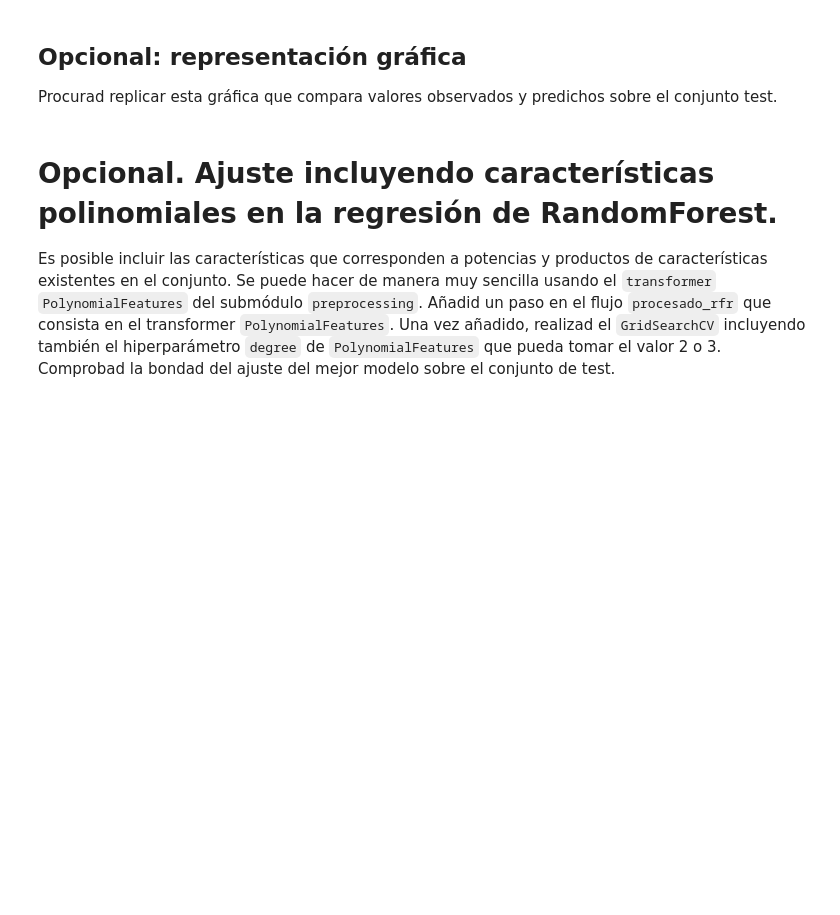
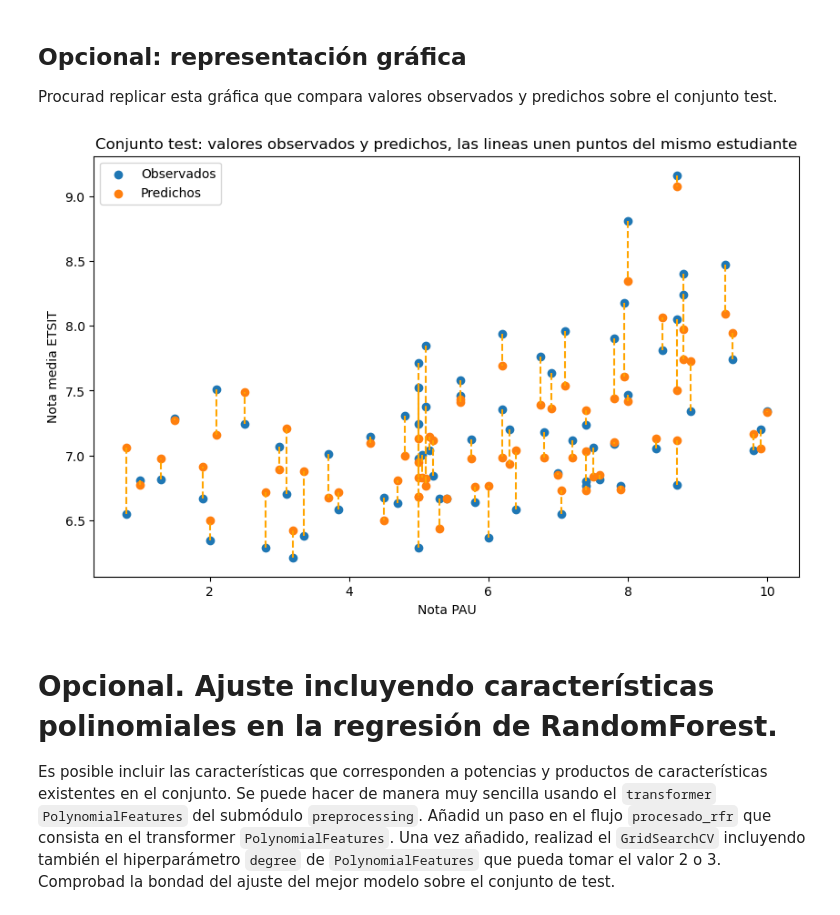
Before and after one commit to Antoniogins/IntroductionToDataScience, a Jupyter notebook: src/08-aprendizaje-maquina/01-sklearn_handout.ipynb, the cells around one changed output. Cells and saved outputs as stored; diff of their text form; code cells hidden in the pictures; blank space fills up the shorter version.

```diff
--- a/src/08-aprendizaje-maquina/01-sklearn_handout.ipynb
+++ b/src/08-aprendizaje-maquina/01-sklearn_handout.ipynb
@@ -245,0 +271,13 @@ procesado_rfr
+# %%
+# Completar aquí
+from sklearn.ensemble import RandomForestRegressor
+
+procesado_rfr = Pipeline(
+    [
+        ("imputador", imp),
+        ("estandarizador", StandardScaler()),
+        ("rfr", RandomForestRegressor(random_state=314159)),
+    ]
+)
+# --------------------
+procesado_rfr
@@ -259,6 +322,6 @@ grid_search
 Podemos ahora aplicar el método `fit` sobre `grid_search`.
 # %%
 # Completar aquí
-
+grid_search.fit(X_train, y_train)
 # --------------------
 grid_search
@@ -266,6 +339,8 @@ grid_search
 Y aplicamos el resultado (que es el mejor estimador entre las combinaciones) sobre el conjunto de test, calculando su RMSE
 # %%
 # Completar aquí
+y_test_pred = grid_search.predict(X_test)
+RMSE = mean_squared_error(y_test, y_test_pred, squared=False)
 
 # --------------------
-print(f'El valor de RMSE para la mejor combinación de hiperparámetros es: {RMSE}')
+print(f"El valor de RMSE para la mejor combinación de hiperparámetros es: {RMSE}")
@@ -298,3 +387,31 @@ Procurad replicar esta gráfica que compara valores observados y predichos sobre
+# %%
+# Completar aquí
+fig, ax = plt.subplots()
+fig.set_size_inches(10, 6)
+ax.set_title('Conjunto test: valores observados y predichos, las lineas unen puntos del mismo estudiante')
+
+# x range from 5 to 10 (pau grades)
+# y range from 5 to 10 (stimated mean grades at ETSIT)
+
+# scatter [y_test, y_test_pred] vs x_test[nota PAU]
+# line y_test(x) <> y_test_pred(x) Vx
+
+for i in range(0, len(X_test)):
+    ax.plot([X_test[i][0], X_test[i][0]], [y_test[i], y_test_pred[i]],  '--', color='orange')
+
+
+ax.scatter(X_test[:, 0], y_test, label='Observados')
+ax.scatter(X_test[:, 0], y_test_pred, label='Predichos')
+ax.set_xlabel('Nota PAU')
+ax.set_ylabel('Nota media ETSIT')
+ax.legend()
+plt.show()
+
+
+
+# --------------------
+# %% [output]
+[figure, added]
 # %% [markdown]
 # Opcional. Ajuste incluyendo características polinomiales en la regresión de RandomForest.
 Es posible incluir las características que corresponden a potencias y productos de características existentes en el conjunto. Se puede hacer de manera muy sencilla usando el `transformer` `PolynomialFeatures` del submódulo `preprocessing`.
```
Also changed, not shown: parts of 22 cells of this notebook.
